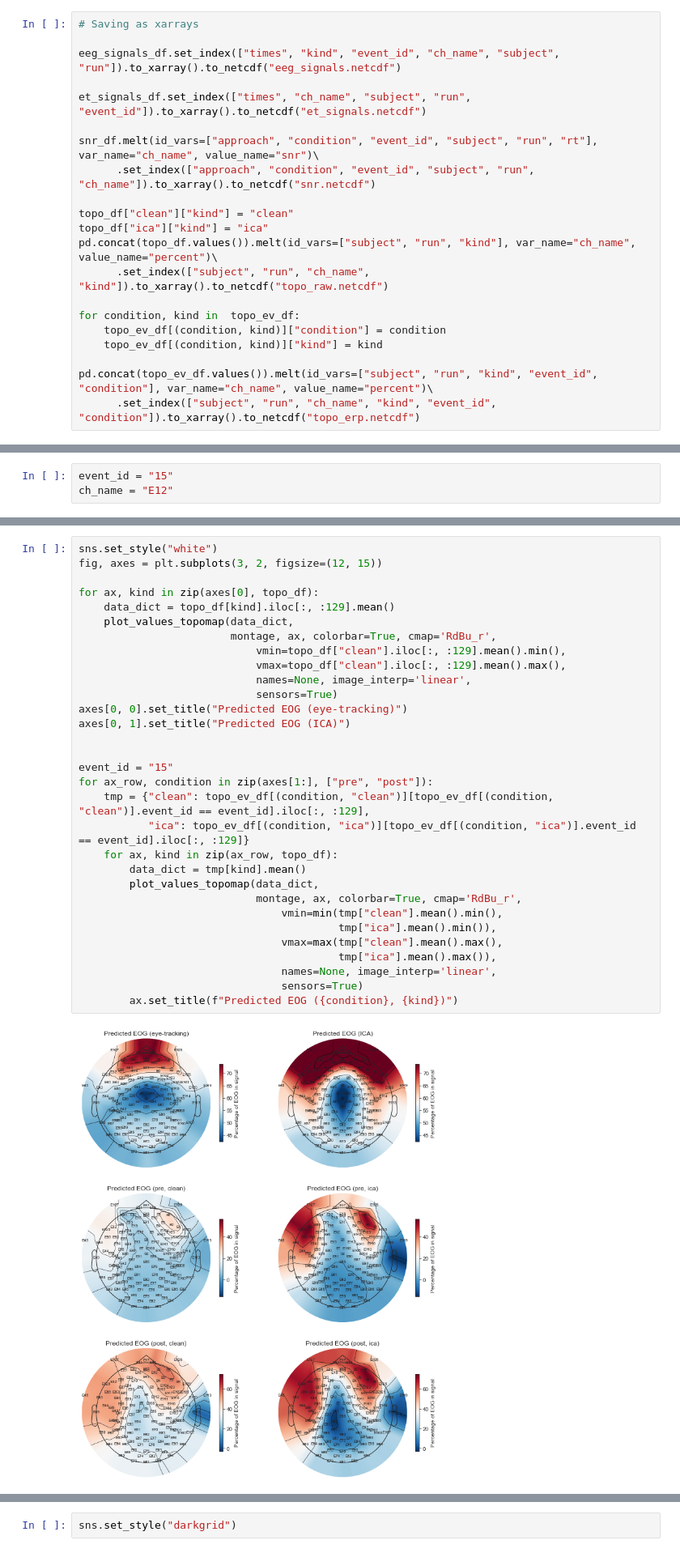
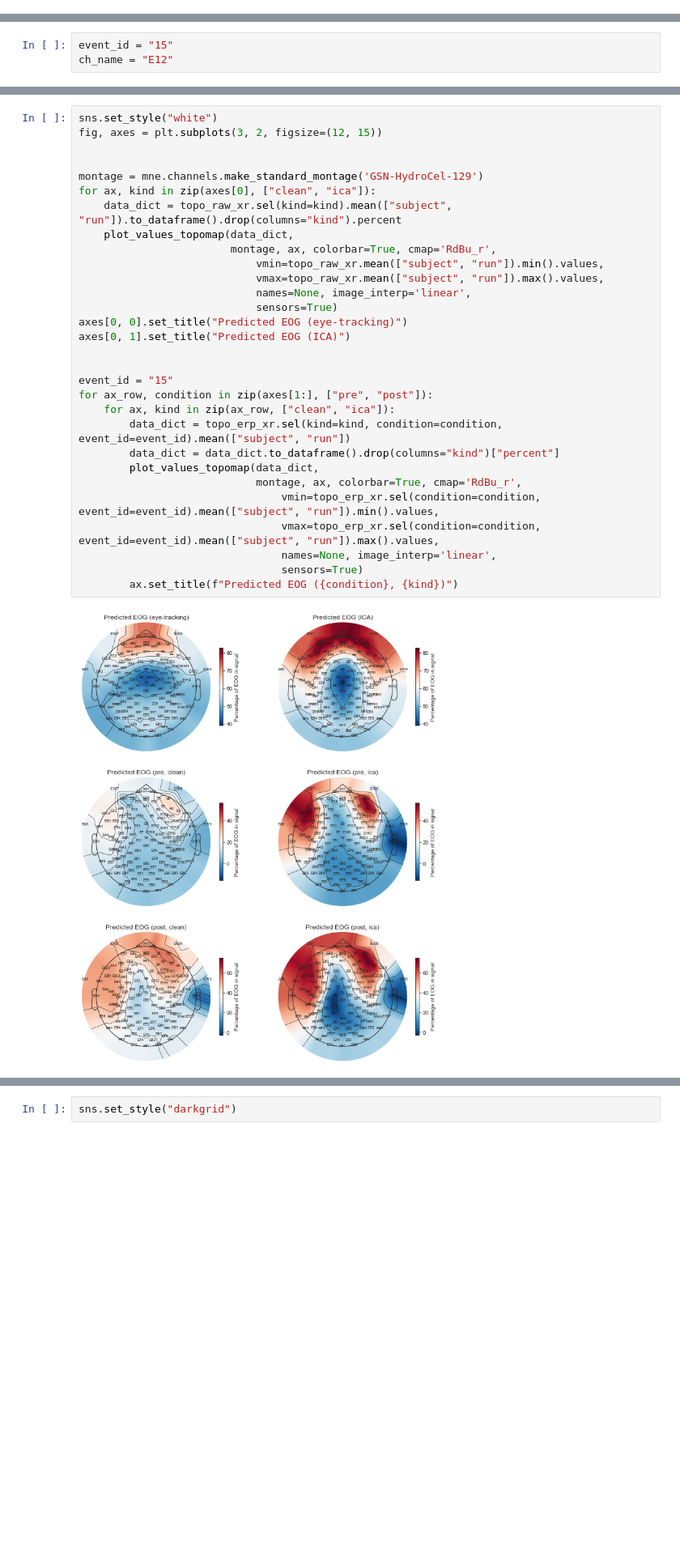
Before and after one commit to lina-usc/eog-learn, a Jupyter notebook: slurm/Pytorch_EOG_LSTM_analysis.ipynb, the cells around one changed output, grey strips where cells are left out. Shown at 81% size. Saved outputs shown, nothing was run; the diff lists cells and outputs as text; blank space fills up the shorter version.

```diff
--- a/slurm/Pytorch_EOG_LSTM_analysis.ipynb
+++ b/slurm/Pytorch_EOG_LSTM_analysis.ipynb
@@ -321,21 +113,0 @@ topo_ev_df = {key: pd.concat(topo_ev_dfs[key]) for key in topo_ev_dfs}
-# %%
-# Saving as xarrays
-
-eeg_signals_df.set_index(["times", "kind", "event_id", "ch_name", "subject", "run"]).to_xarray().to_netcdf("eeg_signals.netcdf")
-
-et_signals_df.set_index(["times", "ch_name", "subject", "run", "event_id"]).to_xarray().to_netcdf("et_signals.netcdf")
-
-snr_df.melt(id_vars=["approach", "condition", "event_id", "subject", "run", "rt"], var_name="ch_name", value_name="snr")\
-      .set_index(["approach", "condition", "event_id", "subject", "run", "ch_name"]).to_xarray().to_netcdf("snr.netcdf")
-
-topo_df["clean"]["kind"] = "clean"
-topo_df["ica"]["kind"] = "ica"
-pd.concat(topo_df.values()).melt(id_vars=["subject", "run", "kind"], var_name="ch_name", value_name="percent")\
-      .set_index(["subject", "run", "ch_name", "kind"]).to_xarray().to_netcdf("topo_raw.netcdf")
-
-for condition, kind in  topo_ev_df:
-    topo_ev_df[(condition, kind)]["condition"] = condition
-    topo_ev_df[(condition, kind)]["kind"] = kind
-
-pd.concat(topo_ev_df.values()).melt(id_vars=["subject", "run", "kind", "event_id", "condition"], var_name="ch_name", value_name="percent")\
-      .set_index(["subject", "run", "ch_name", "kind", "event_id", "condition"]).to_xarray().to_netcdf("topo_erp.netcdf")
@@ -426,33 +230,32 @@ g.axes.set_ylim(0, 1)""";
 # %%
 sns.set_style("white")
 fig, axes = plt.subplots(3, 2, figsize=(12, 15))
 
-for ax, kind in zip(axes[0], topo_df):
-    data_dict = topo_df[kind].iloc[:, :129].mean()
+
+montage = mne.channels.make_standard_montage('GSN-HydroCel-129')
+for ax, kind in zip(axes[0], ["clean", "ica"]):
+    data_dict = topo_raw_xr.sel(kind=kind).mean(["subject", "run"]).to_dataframe().drop(columns="kind").percent
     plot_values_topomap(data_dict,
                         montage, ax, colorbar=True, cmap='RdBu_r',
-                            vmin=topo_df["clean"].iloc[:, :129].mean().min(),
-                            vmax=topo_df["clean"].iloc[:, :129].mean().max(),
+                            vmin=topo_raw_xr.mean(["subject", "run"]).min().values,
+                            vmax=topo_raw_xr.mean(["subject", "run"]).max().values,
                             names=None, image_interp='linear',
                             sensors=True)
 axes[0, 0].set_title("Predicted EOG (eye-tracking)")
 axes[0, 1].set_title("Predicted EOG (ICA)")
 
 
 event_id = "15"
 for ax_row, condition in zip(axes[1:], ["pre", "post"]):
-    tmp = {"clean": topo_ev_df[(condition, "clean")][topo_ev_df[(condition, "clean")].event_id == event_id].iloc[:, :129],
-           "ica": topo_ev_df[(condition, "ica")][topo_ev_df[(condition, "ica")].event_id == event_id].iloc[:, :129]}
-    for ax, kind in zip(ax_row, topo_df):
-        data_dict = tmp[kind].mean()
+    for ax, kind in zip(ax_row, ["clean", "ica"]):
+        data_dict = topo_erp_xr.sel(kind=kind, condition=condition, event_id=event_id).mean(["subject", "run"])
+        data_dict = data_dict.to_dataframe().drop(columns="kind")["percent"]
         plot_values_topomap(data_dict,
                             montage, ax, colorbar=True, cmap='RdBu_r',
-                                vmin=min(tmp["clean"].mean().min(),
-                                         tmp["ica"].mean().min()),
-                                vmax=max(tmp["clean"].mean().max(),
-                                         tmp["ica"].mean().max()),
+                                vmin=topo_erp_xr.sel(condition=condition, event_id=event_id).mean(["subject", "run"]).min().values,
+                                vmax=topo_erp_xr.sel(condition=condition, event_id=event_id).mean(["subject", "run"]).max().values,
                                 names=None, image_interp='linear',
                                 sensors=True)
         ax.set_title(f"Predicted EOG ({condition}, {kind})")
 # %% [output]
-[figure, old version]
+[figure, new version]
```
Also changed, not shown: parts of 13 cells of this notebook, 1 other file.
